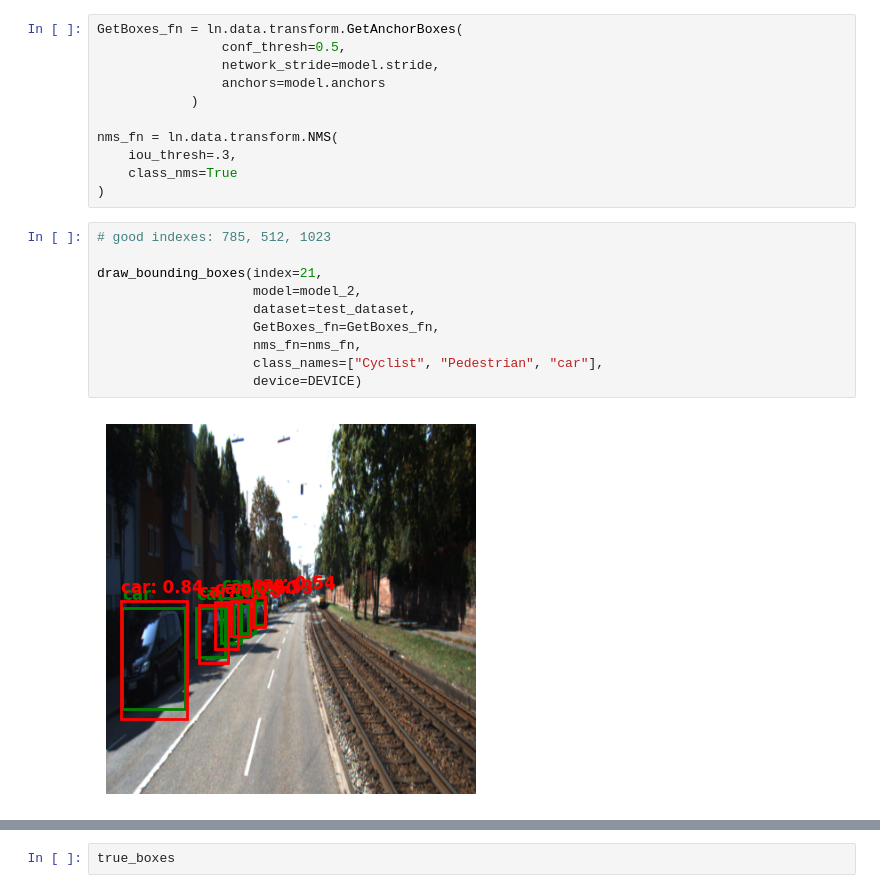
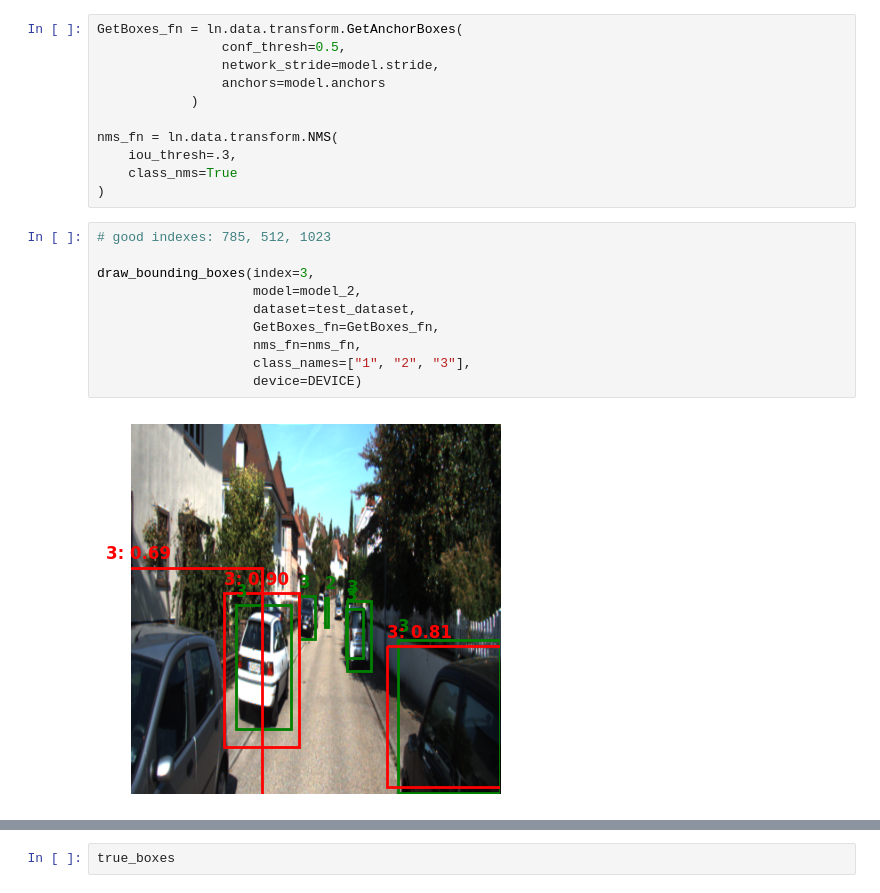
Before and after one commit to gkmocastro/rgbd-yolov2, a Jupyter notebook: test_nb.ipynb, the cells around one changed output, grey strips where cells are left out. Cells and saved outputs as stored; diff of their text form.

```diff
--- a/test_nb.ipynb
+++ b/test_nb.ipynb
@@ -96,12 +96,12 @@ nms_fn = ln.data.transform.NMS(
 # %%
 # good indexes: 785, 512, 1023
 
-draw_bounding_boxes(index=21,
+draw_bounding_boxes(index=3,
                     model=model_2,
                     dataset=test_dataset,
                     GetBoxes_fn=GetBoxes_fn,
                     nms_fn=nms_fn,
-                    class_names=["Cyclist", "Pedestrian", "car"],
+                    class_names=["1", "2", "3"],
                     device=DEVICE)
 # %% [output]
-[figure, old version]
+[figure, new version]
```
Also changed, not shown: parts of 13 cells of this notebook.
